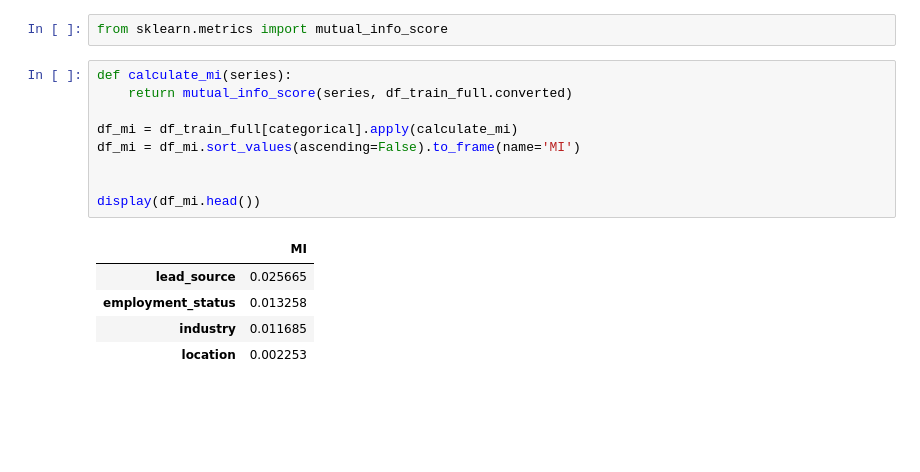
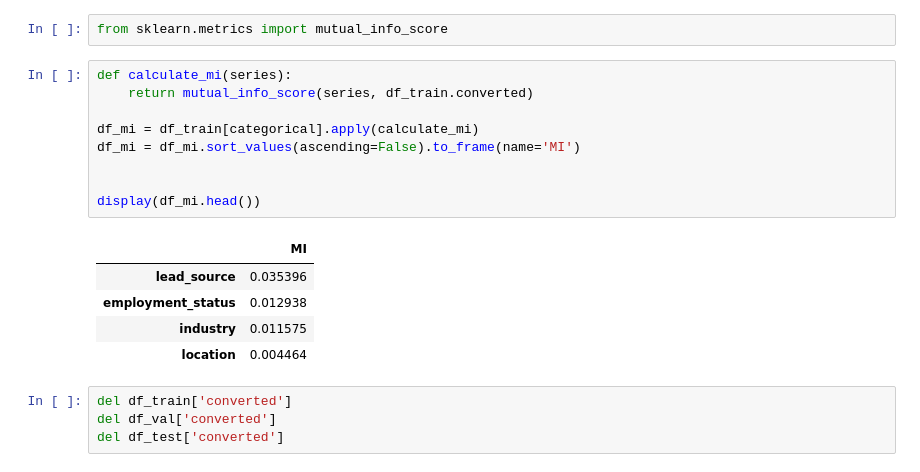
Before and after one commit to Anandaganesh/machine-learning-zoomcamp-homework, a Jupyter notebook: 03-classification/03-Homework.ipynb, the cells around one changed output. Saved outputs shown, nothing was run; the diff lists cells and outputs as text; blank space fills up the shorter version.

```diff
--- a/03-classification/03-Homework.ipynb
+++ b/03-classification/03-Homework.ipynb
@@ -148,16 +144,20 @@ del df_test['converted']
 from sklearn.metrics import mutual_info_score
 # %%
 def calculate_mi(series):
-    return mutual_info_score(series, df_train_full.converted)
+    return mutual_info_score(series, df_train.converted)
 
-df_mi = df_train_full[categorical].apply(calculate_mi)
+df_mi = df_train[categorical].apply(calculate_mi)
 df_mi = df_mi.sort_values(ascending=False).to_frame(name='MI')
 
 
 display(df_mi.head())
 # %% [output]
 |  | MI |
-| lead_source | 0.025665 |
-| employment_status | 0.013258 |
-| industry | 0.011685 |
-| location | 0.002253 |
+| lead_source | 0.035396 |
+| employment_status | 0.012938 |
+| industry | 0.011575 |
+| location | 0.004464 |
+# %%
+del df_train['converted']
+del df_val['converted']
+del df_test['converted']
```
Also changed, not shown: parts of 24 cells of this notebook.
